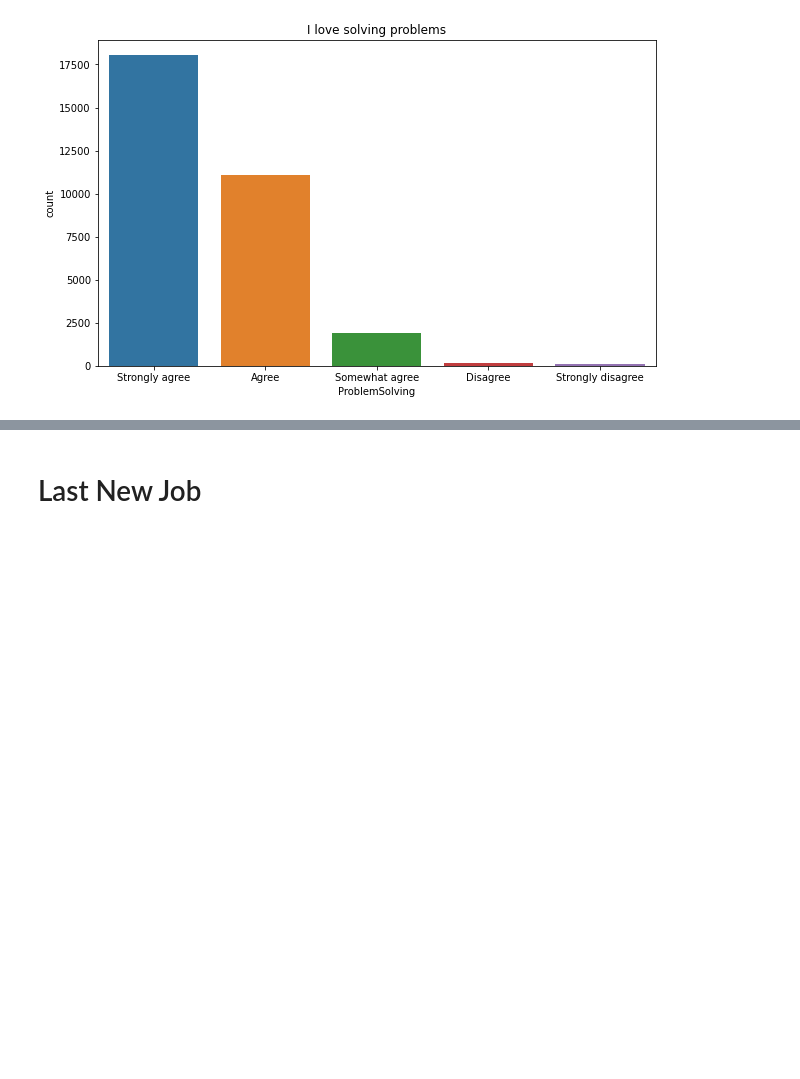
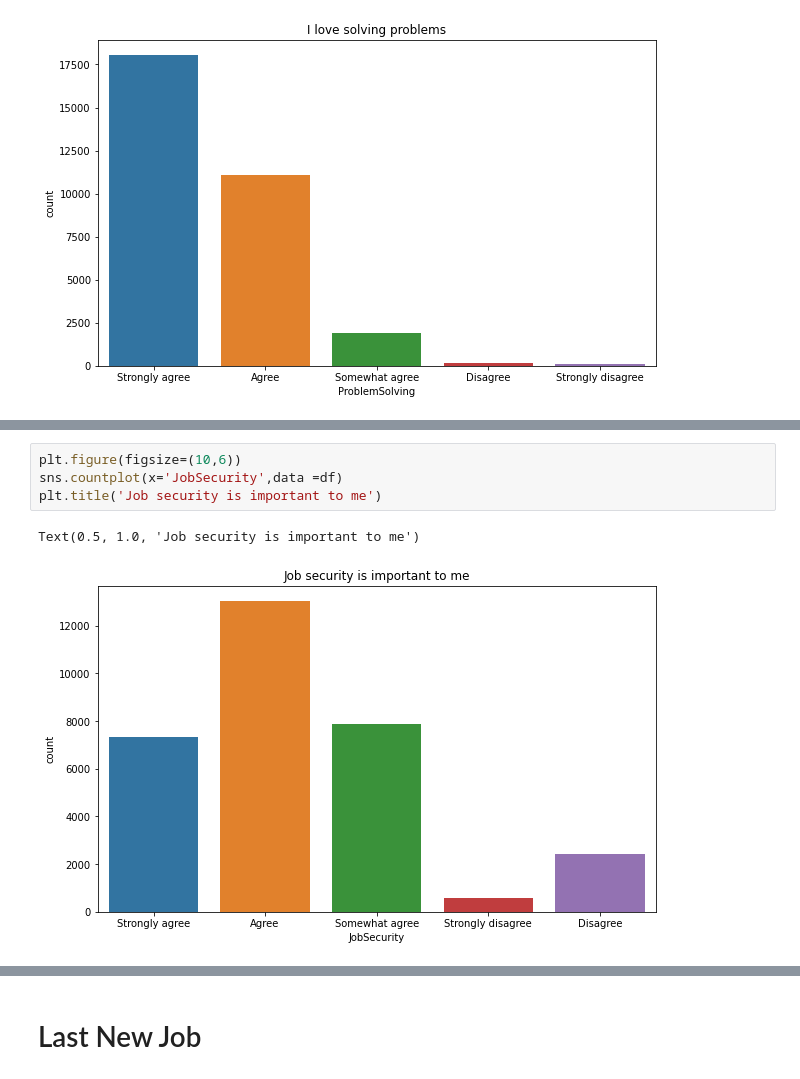
Before and after one commit to g-4-gagan/Developer-data-analysis, a Jupyter notebook: 8.Auditory_BasicInfoAndLastNewJob.ipynb, the cells around one changed output, grey strips where cells are left out. Saved outputs shown, nothing was run; the diff lists cells and outputs as text; blank space fills up the shorter version.

```diff
--- a/8.Auditory_BasicInfoAndLastNewJob.ipynb
+++ b/8.Auditory_BasicInfoAndLastNewJob.ipynb
@@ -58,0 +67,7 @@ Text(0.5, 1.0, 'I love solving problems')
+# %%
+plt.figure(figsize=(10,6))
+sns.countplot(x='JobSecurity',data =df)
+plt.title('Job security is important to me')
+# %% [output]
+Text(0.5, 1.0, 'Job security is important to me')
+[figure, added]
```
Also changed, not shown: parts of 21 cells of this notebook, 4 other files.
